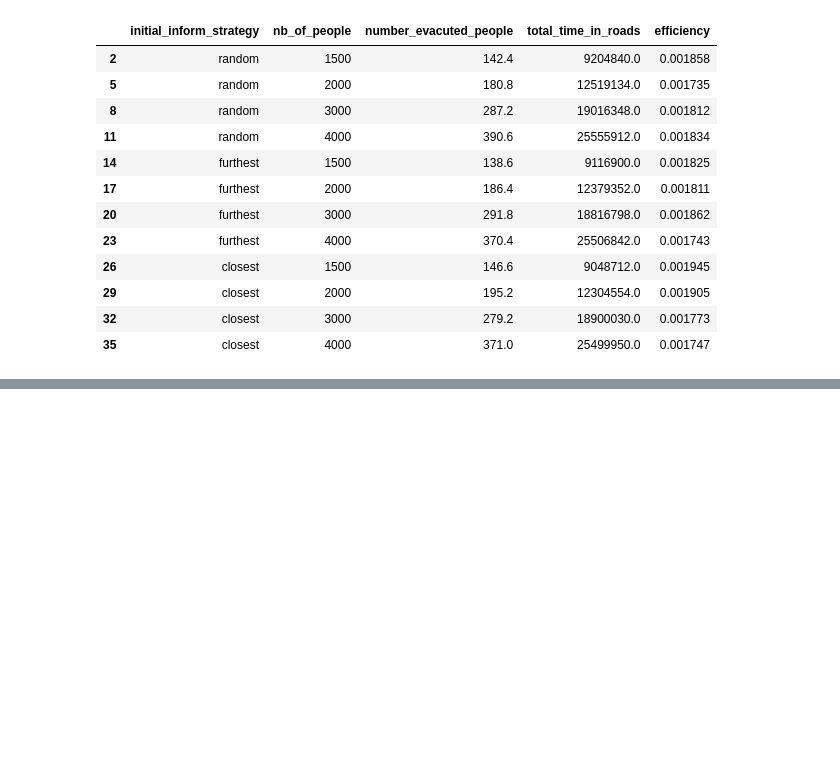
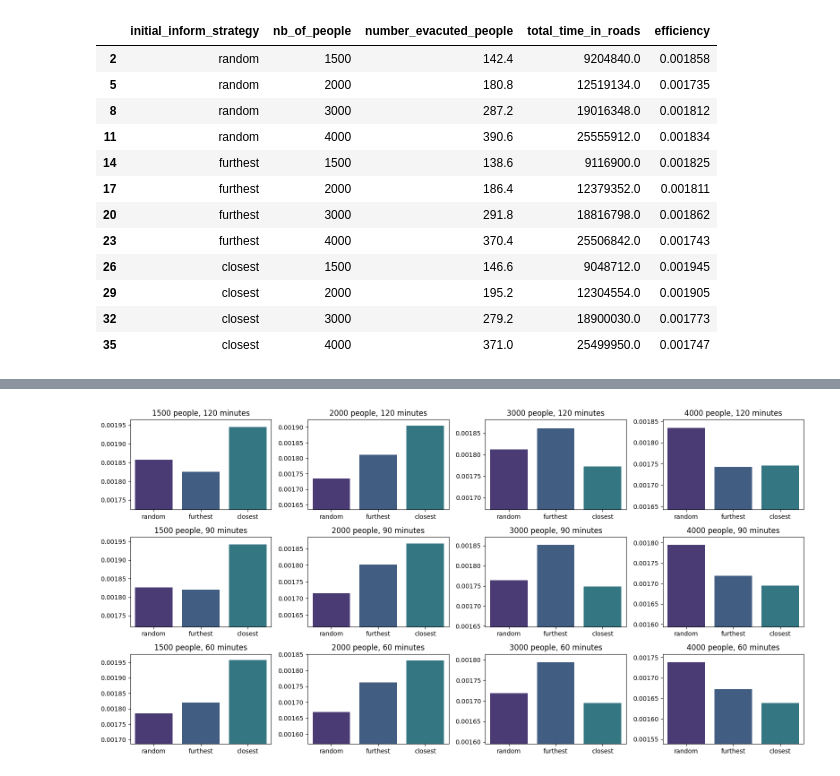
Before and after one commit to dungzvu/tsunami-evacuation-simulation, a Jupyter notebook: visualization/visualization.ipynb, the cells around one changed output, grey strips where cells are left out. Drawn from its saved outputs; the diff is of its cells as text; code cells hidden in the pictures; blank space fills up the shorter version.

```diff
--- a/visualization/visualization.ipynb
+++ b/visualization/visualization.ipynb
@@ -92,0 +179,28 @@ df_120
+# %%
+# Batch exploration: efficiency by initial inform strategy
+
+n_people_list = [1500, 2000, 3000, 4000]
+alert_time_list = [60, 90, 120]
+
+sns.set_palette("viridis")
+
+# draw grid of 4x3 plots, display labels in row and column
+fig, axs = plt.subplots(3, 4, figsize=(16, 8))
+for i, alert_time in enumerate(alert_time_list[::-1]):
+	for j, nb_people in enumerate(n_people_list):
+		df_sub = df[(df['nb_of_people'] == nb_people) & (df['flooding_alert_time_minutes'] == alert_time)]
+		df_sub = df_sub[['initial_inform_strategy', 'number_evacuted_people', 'total_time_in_roads', 'efficiency']]
+		# df_sub = df_sub.set_index('initial_inform_strategy')
+		# use seaborn to draw bar plot, color by strategy
+		ax = axs[i, j]
+		ax.set_title(f'{nb_people} people, {alert_time} minutes')
+		sns.barplot(data=df_sub, ax=ax, x='initial_inform_strategy', y='efficiency', hue="initial_inform_strategy")
+		ax.set_xlabel(None)
+		ax.set_ylabel(None)
+		min_y = df_sub['efficiency'].min() - 0.0001
+		max_y = df_sub['efficiency'].max() + 0.00002
+		axs[i, j].set(ylim=(min_y, max_y))
+
+plt.tight_layout()
+# %% [output]
+[figure, added]
```
Also changed, not shown: parts of 6 cells of this notebook, 19 other files.
